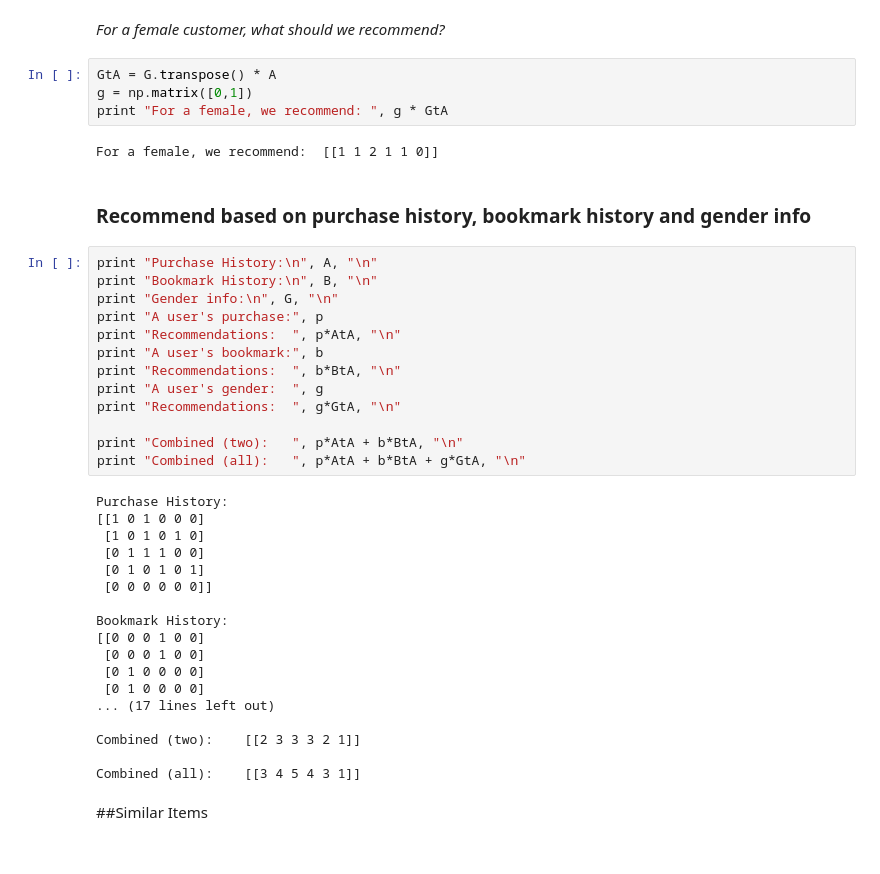
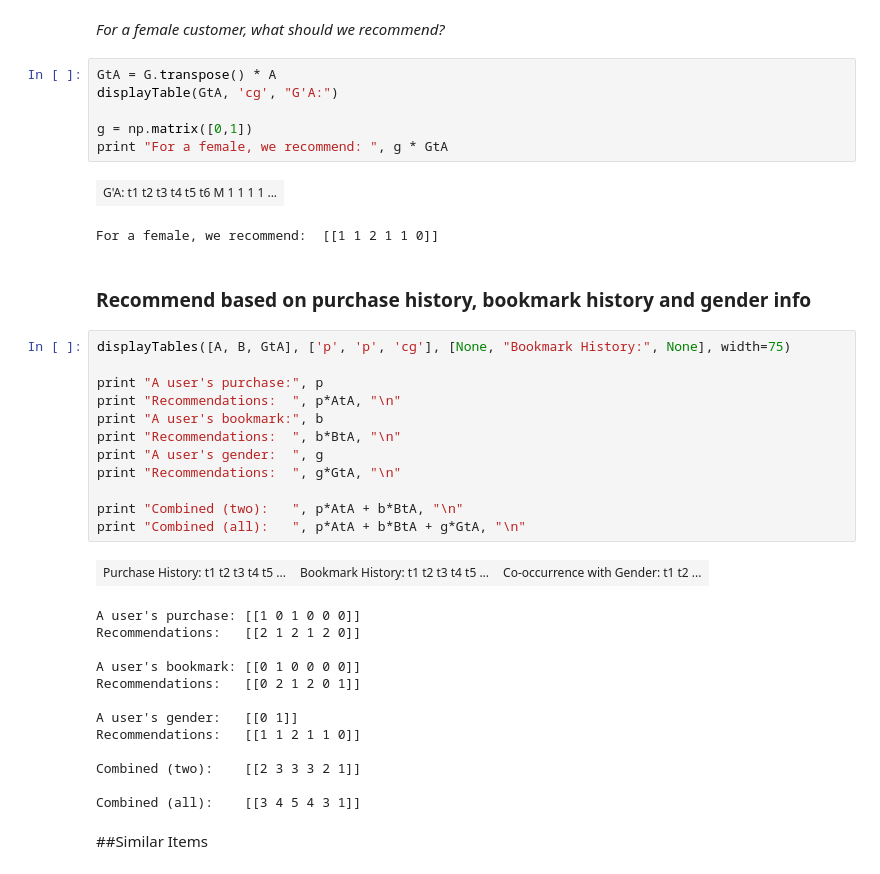
Before and after one commit to patng323/learn, a Jupyter notebook: multi-model recommender.ipynb, the cells around one changed output. Saved outputs shown, nothing was run; the diff lists cells and outputs as text.

```diff
--- a/multi-model recommender.ipynb
+++ b/multi-model recommender.ipynb
@@ -217,39 +170,37 @@ Gender info:
 *For a female customer, what should we recommend?*
 # %%
 GtA = G.transpose() * A
+displayTable(GtA, 'cg', "G'A:")
+
 g = np.matrix([0,1])
 print "For a female, we recommend: ", g * GtA
 # %% [output]
+| G'A: t1 t2 t3 t4 t5 t6 M 1 1 1 1 ... |
 For a female, we recommend:  [[1 1 2 1 1 0]]
 # %% [markdown]
 ### Recommend based on purchase history, bookmark history and gender info
 # %%
-print "Purchase History:\n", A, "\n"
-print "Bookmark History:\n", B, "\n"
-print "Gender info:\n", G, "\n"
+displayTables([A, B, GtA], ['p', 'p', 'cg'], [None, "Bookmark History:", None], width=75)
+
 print "A user's purchase:", p
 print "Recommendations:  ", p*AtA, "\n"
 print "A user's bookmark:", b
 print "Recommendations:  ", b*BtA, "\n"
 print "A user's gender:  ", g
 print "Recommendations:  ", g*GtA, "\n"
 
 print "Combined (two):   ", p*AtA + b*BtA, "\n"
 print "Combined (all):   ", p*AtA + b*BtA + g*GtA, "\n"
 # %% [output]
+| Purchase History: t1 t2 t3 t4 t5 ... | Bookmark History: t1 t2 t3 t4 t5 ... | Co-occurrence with Gender: t1 t2 ... |
-Purchase History:
-[[1 0 1 0 0 0]
- [1 0 1 0 1 0]
- [0 1 1 1 0 0]
- [0 1 0 1 0 1]
- [0 0 0 0 0 0]]
+A user's purchase: [[1 0 1 0 0 0]]
+Recommendations:   [[2 1 2 1 2 0]]
 
-Bookmark History:
-[[0 0 0 1 0 0]
- [0 0 0 1 0 0]
- [0 1 0 0 0 0]
- [0 1 0 0 0 0]
-... (17 lines left out)
+A user's bookmark: [[0 1 0 0 0 0]]
+Recommendations:   [[0 2 1 2 0 1]]
+
+A user's gender:   [[0 1]]
+Recommendations:   [[1 1 2 1 1 0]]
 
 Combined (two):    [[2 3 3 3 2 1]]
 
```
Also changed, not shown: parts of 34 cells of this notebook.
